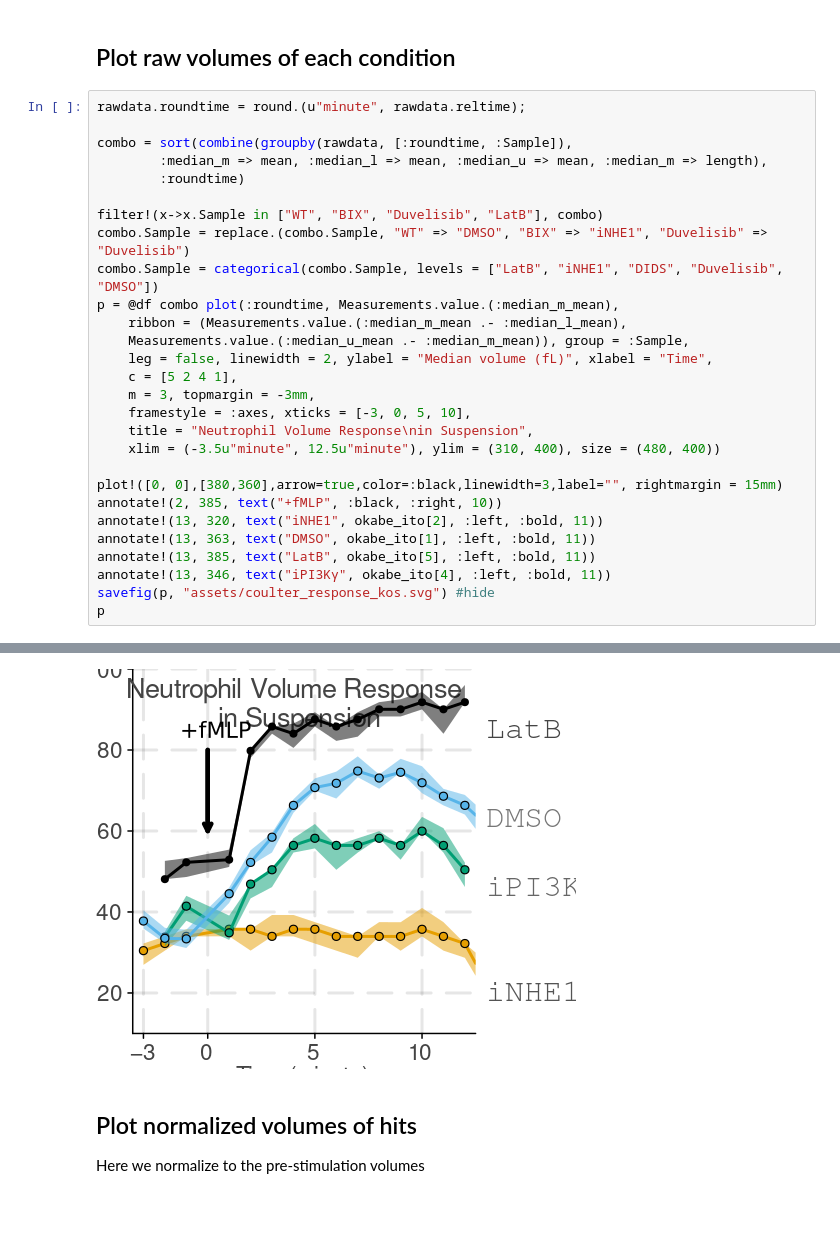
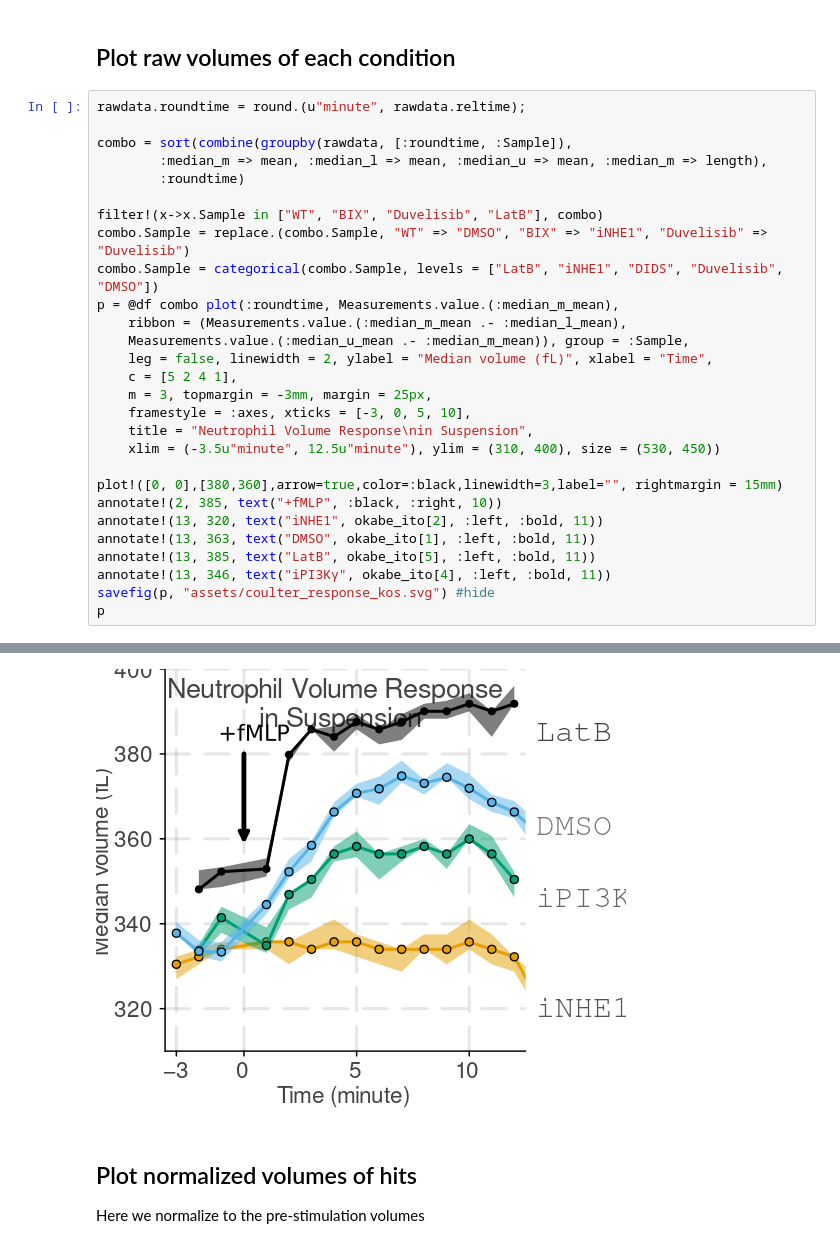
Before and after one commit to tlnagy/Nagy_2023_SwellMigration, a Jupyter notebook: figures/Notebooks/coulter.ipynb, the cells around one changed output, grey strips where cells are left out. Saved outputs shown, nothing was run; the diff lists cells and outputs as text; blank space fills up the shorter version.

```diff
--- a/figures/Notebooks/coulter.ipynb
+++ b/figures/Notebooks/coulter.ipynb
@@ -123,36 +124,36 @@ combo.Sample = replace.(combo.Sample, "WT" => "DMSO", "BIX" => "iNHE1", "Duvelis
 combo.Sample = categorical(combo.Sample, levels = ["LatB", "iNHE1", "DIDS", "Duvelisib", "DMSO"])
 p = @df combo plot(:roundtime, Measurements.value.(:median_m_mean),
     ribbon = (Measurements.value.(:median_m_mean .- :median_l_mean),
     Measurements.value.(:median_u_mean .- :median_m_mean)), group = :Sample,
     leg = false, linewidth = 2, ylabel = "Median volume (fL)", xlabel = "Time",
     c = [5 2 4 1],
-    m = 3, topmargin = -3mm,
+    m = 3, topmargin = -3mm, margin = 25px,
     framestyle = :axes, xticks = [-3, 0, 5, 10],
     title = "Neutrophil Volume Response\nin Suspension",
-    xlim = (-3.5u"minute", 12.5u"minute"), ylim = (310, 400), size = (480, 400))
+    xlim = (-3.5u"minute", 12.5u"minute"), ylim = (310, 400), size = (530, 450))
 
 plot!([0, 0],[380,360],arrow=true,color=:black,linewidth=3,label="", rightmargin = 15mm)
 annotate!(2, 385, text("+fMLP", :black, :right, 10))
 annotate!(13, 320, text("iNHE1", okabe_ito[2], :left, :bold, 11))
 annotate!(13, 363, text("DMSO", okabe_ito[1], :left, :bold, 11))
 annotate!(13, 385, text("LatB", okabe_ito[5], :left, :bold, 11))
 annotate!(13, 346, text("iPI3Kγ", okabe_ito[4], :left, :bold, 11))
 savefig(p, "assets/coulter_response_kos.svg") #hide
 p
 # %% [output]
 qt.qpa.xcb: could not connect to display
 qt.qpa.plugin: Could not load the Qt platform plugin "xcb" in "" even though it was found.
 This application failed to start because no Qt platform plugin could be initialized. Reinstalling the application may fix this problem.
 
 Available platform plugins are: linuxfb, minimal, offscreen, vnc, xcb.
 
 Aborted (core dumped)
 connect: Connection refused
 GKS: can't connect to GKS socket application
 
 GKS: Open failed in routine OPEN_WS
 GKS: GKS not in proper state. GKS must be either in the state WSOP or WSAC in routine ACTIVATE_WS
-[figure, old version]
+[figure, new version]
 # %% [markdown]
 ## Plot normalized volumes of hits
 Here we normalize to the pre-stimulation volumes
```
Also changed, not shown: parts of 3 cells of this notebook, 27 other files.
